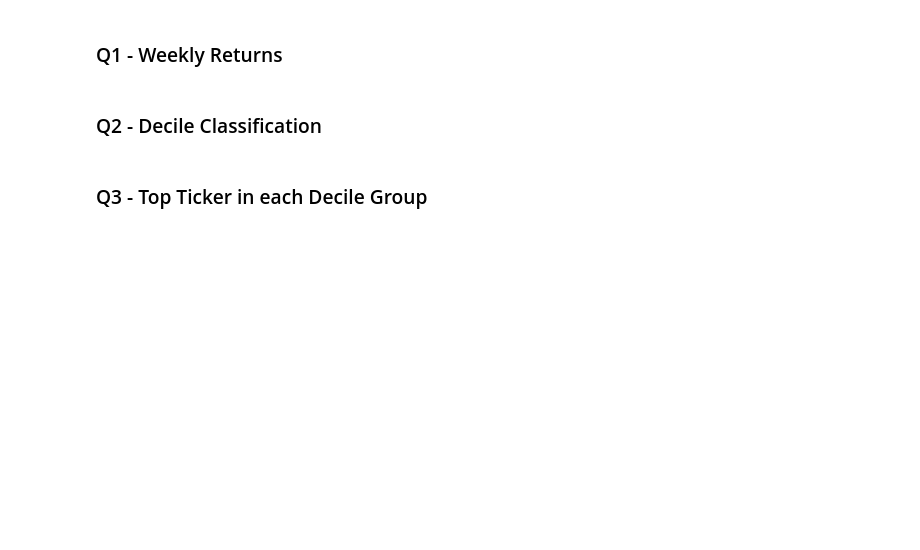
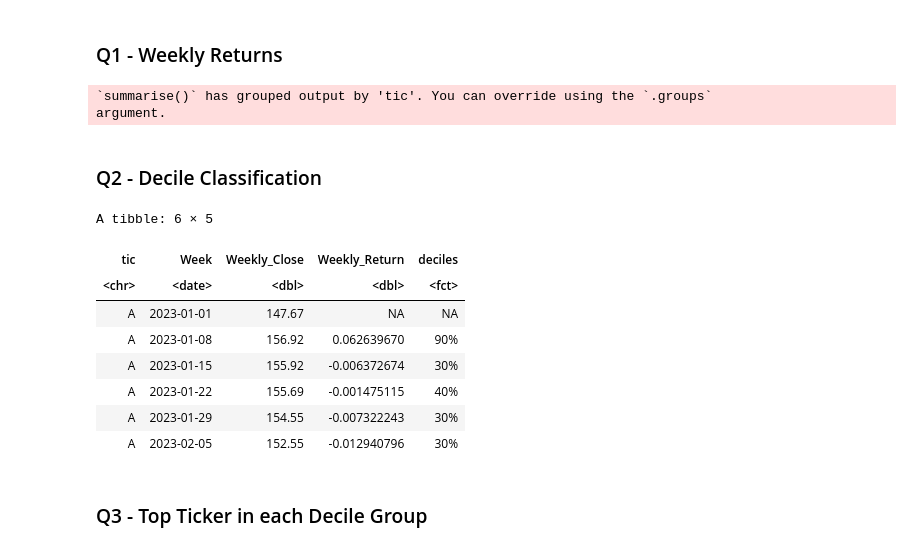
Before and after one commit to Mengsch3/apps-r-hw-01, a Jupyter notebook: hw_02/hw_02_1017.ipynb, the cells around one changed output. Drawn from its saved outputs; the diff is of its cells as text; code cells hidden in the pictures; blank space fills up the shorter version.

```diff
--- a/hw_02/hw_02_1017.ipynb
+++ b/hw_02/hw_02_1017.ipynb
@@ -144,12 +218,50 @@ In the second section, we first calculate the weekly returns with following form
 ### Q1 - Weekly Returns
 # %%
 # calculate the simple weekly returns
+weekly_returns <- data %>%
+  mutate(datadate = as.Date(datadate, format = "%d/%m/%Y")) %>%
+  group_by(tic) %>%
+  arrange(datadate) %>%
+  mutate(Week = floor_date(datadate, unit = "week")) %>%
+  group_by(tic, Week) %>%
+  summarise(Weekly_Close = last(prccd)) %>%
+  arrange(tic, Week) %>%
+  mutate(Weekly_Return = (Weekly_Close / lag(Weekly_Close)) - 1) %>%
+  ungroup()
+# %% [output]
+`summarise()` has grouped output by 'tic'. You can override using the `.groups`
+argument.
 # %% [markdown]
 ### Q2 - Decile Classification
 # %%
 # categorise data into decile groups, labelled 0%, 10%, 20%, ...
+quantile_result <- weekly_returns %>%
+  mutate(
+    deciles = cut(
+      Weekly_Return,
+      breaks = quantile(
+        Weekly_Return,
+        probs = c(0, 0.1, 0.2, 0.3, 0.4, 0.5, 0.6, 0.7, 0.8, 0.9, 1),
+        type = 5,
+        na.rm = TRUE
+      ),
+      include.lowest = TRUE,
+      labels = c("0%", "10%", "20%", "30%", "40%", "50%", "60%", "70%", "80%", "90%")
+    )
+  )
 
 # display the result
+head(quantile_result)
+# %% [output]
+A tibble: 6 × 5
+| tic | Week | Weekly_Close | Weekly_Return | deciles |
+| <chr> | <date> | <dbl> | <dbl> | <fct> |
+| A | 2023-01-01 | 147.67 | NA | NA |
+| A | 2023-01-08 | 156.92 | 0.062639670 | 90% |
+| A | 2023-01-15 | 155.92 | -0.006372674 | 30% |
+| A | 2023-01-22 | 155.69 | -0.001475115 | 40% |
+| A | 2023-01-29 | 154.55 | -0.007322243 | 30% |
+| A | 2023-02-05 | 152.55 | -0.012940796 | 30% |
 # %% [markdown]
 ### Q3 - Top Ticker in each Decile Group
 # %%
```
Also changed, not shown: parts of 27 cells of this notebook, 1 other file.
